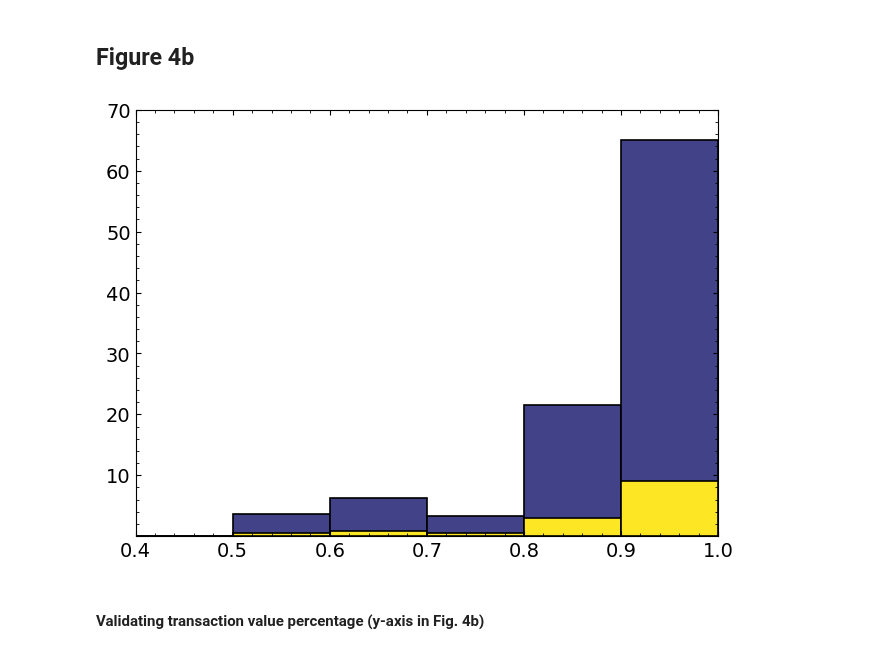
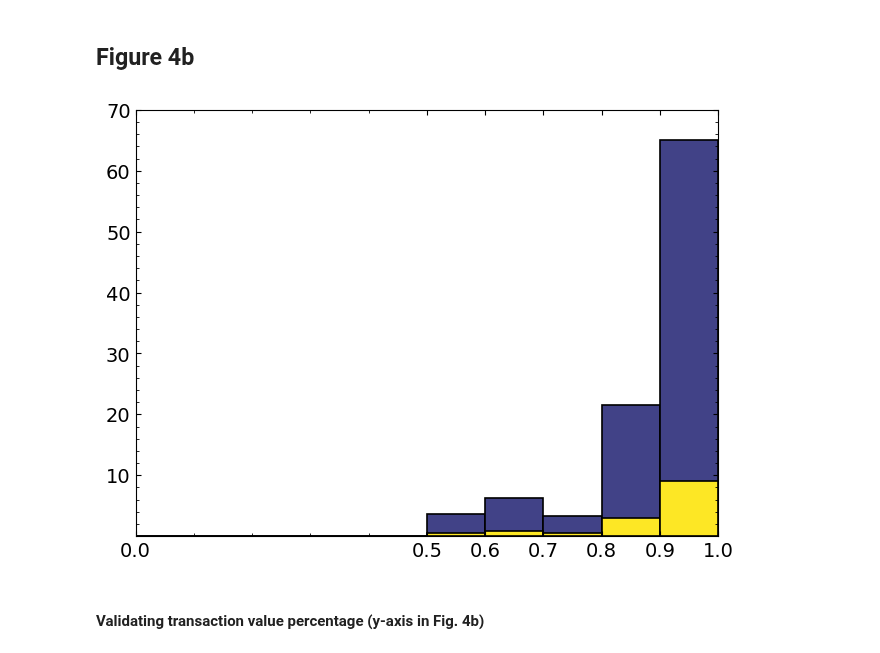
Before and after one commit to ai-for-public-services/structural-insights-into-uk-gov, a Jupyter notebook: notebooks/04-fig-4.ipynb, the cells around one changed output. Saved outputs shown, nothing was run; the diff lists cells and outputs as text; code cells hidden in the pictures.

Commit message:
Update figures

```diff
--- a/notebooks/04-fig-4.ipynb
+++ b/notebooks/04-fig-4.ipynb
@@ -76,11 +76,6 @@ No artists with labels found to put in legend.  Note that artists whose label st
 [figure]
 # %% [markdown]
 ## Figure 4b
-# %%
-data_path = Path('../data/processed/202308-services-list-w-transaction-vol-processed.xlsx')
-df = pd.read_excel(data_path)
-# %%
-transservices_total_transactions = df.loc[df['RTI'].notnull()].transaction_value.sum()
 # %%
 import pandas as pd
 import matplotlib.pyplot as plt
@@ -111,36 +106,36 @@ def plot_custom_histogram(save=False):
         color=viridis_cmap(50),
         edgecolor='black',
         linewidth=1.2,
         weights=df['transaction_value']/transservices_total_transactions*100
     )
     plt.hist(
         df['RTI_rescaled'],
         bins=[0, 0.5, 0.6, 0.7, 0.8, 0.9, 1],
         color=viridis_cmap(300),
         edgecolor='black', linewidth=1.2,
         weights=df['transaction_value']/allserv_total_transactions*100
     )
     plt.tight_layout()
     plt.gca().set_facecolor('#ffffff')
     plt.tick_params(axis='both', which='both', direction='in', labelsize=14)
     plt.minorticks_on()  # Enable minor ticks
     plt.grid(False)  # Turn off gridlines
     plt.tick_params(axis='y', which='both', direction='in', right=True, labelsize=14)
     plt.tick_params(axis='x', which='both', direction='in', top=True, labelsize=14)
-    plt.xticks([0.4, 0.5, 0.6, 0.7, 0.8, 0.9, 1], rotation=0)
-    plt.xlim(0.4,1)
+    plt.xticks([0, 0.5, 0.6, 0.7, 0.8, 0.9, 1], rotation=0)
+    plt.xlim(0,1)
     plt.ylim(0.001,70)
 
     # Save figure
     if save:
         plt.savefig(Path("../reports/figures/main-figures/fig4b.pdf"), dpi=1200, bbox_inches='tight')
     else:
         plt.show()
 
 # Example usage:
 plot_custom_histogram(save=True)
 # %% [output]
-[figure, old version]
+[figure, new version]
 # %% [markdown]
 #### Validating transaction value percentage (y-axis in Fig. 4b)
 # %%
```
Also changed, not shown: 5 other files.
